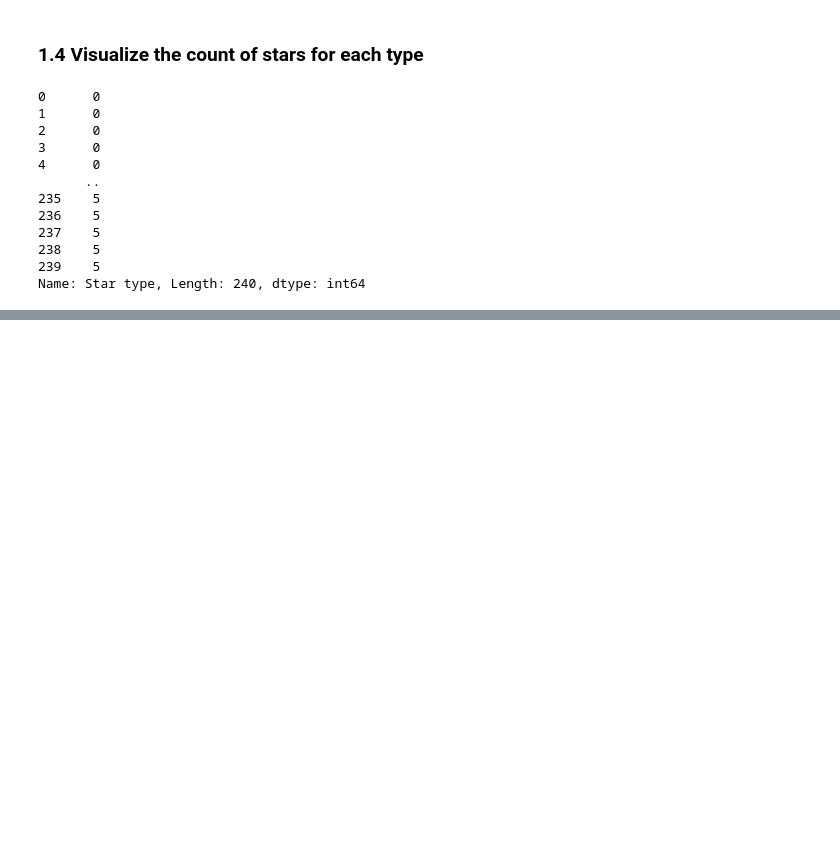
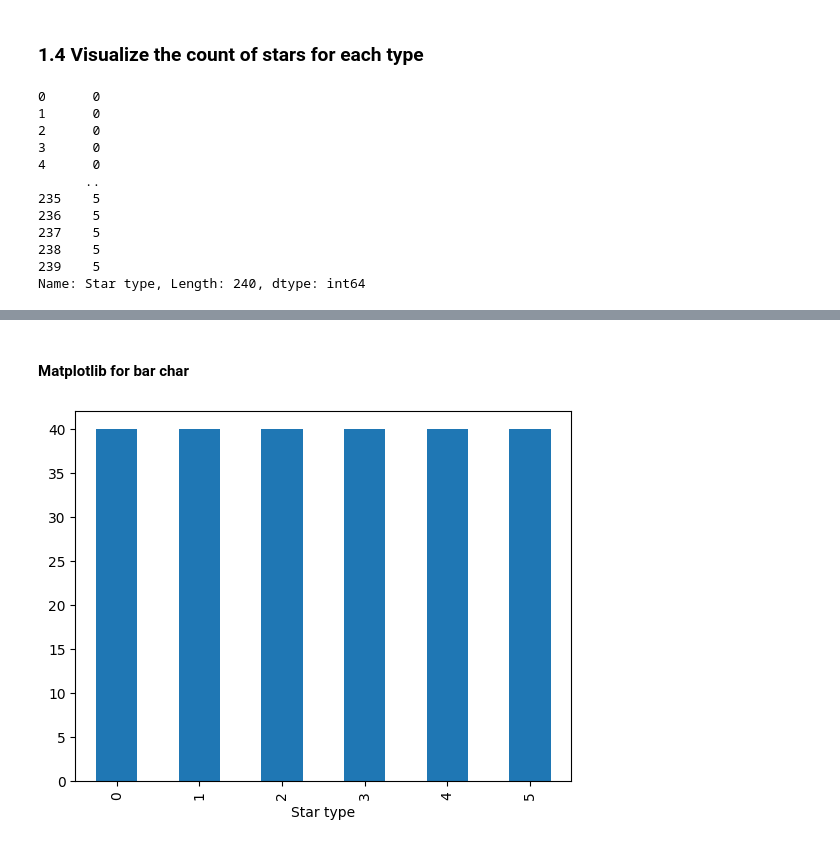
Before and after one commit to DemianKost/data-analysis-astronomical-data, a Jupyter notebook: Python_Data_Analysis_And_Visualization.ipynb, the cells around one changed output, grey strips where cells are left out. Saved outputs shown, nothing was run; the diff lists cells and outputs as text; code cells hidden in the pictures; blank space fills up the shorter version.

```diff
--- a/Python_Data_Analysis_And_Visualization.ipynb
+++ b/Python_Data_Analysis_And_Visualization.ipynb
@@ -98,0 +111,8 @@ Name: Star type, Length: 240, dtype: int64
+# %% [markdown]
+#### Matplotlib for bar char
+# %%
+# Now let's visualize all this data by matplolib
+star_df['Star type'].value_counts().plot(kind='bar')
+plt.show()
+# %% [output]
+[figure, added]
```
Also changed, not shown: parts of 4 cells of this notebook.
